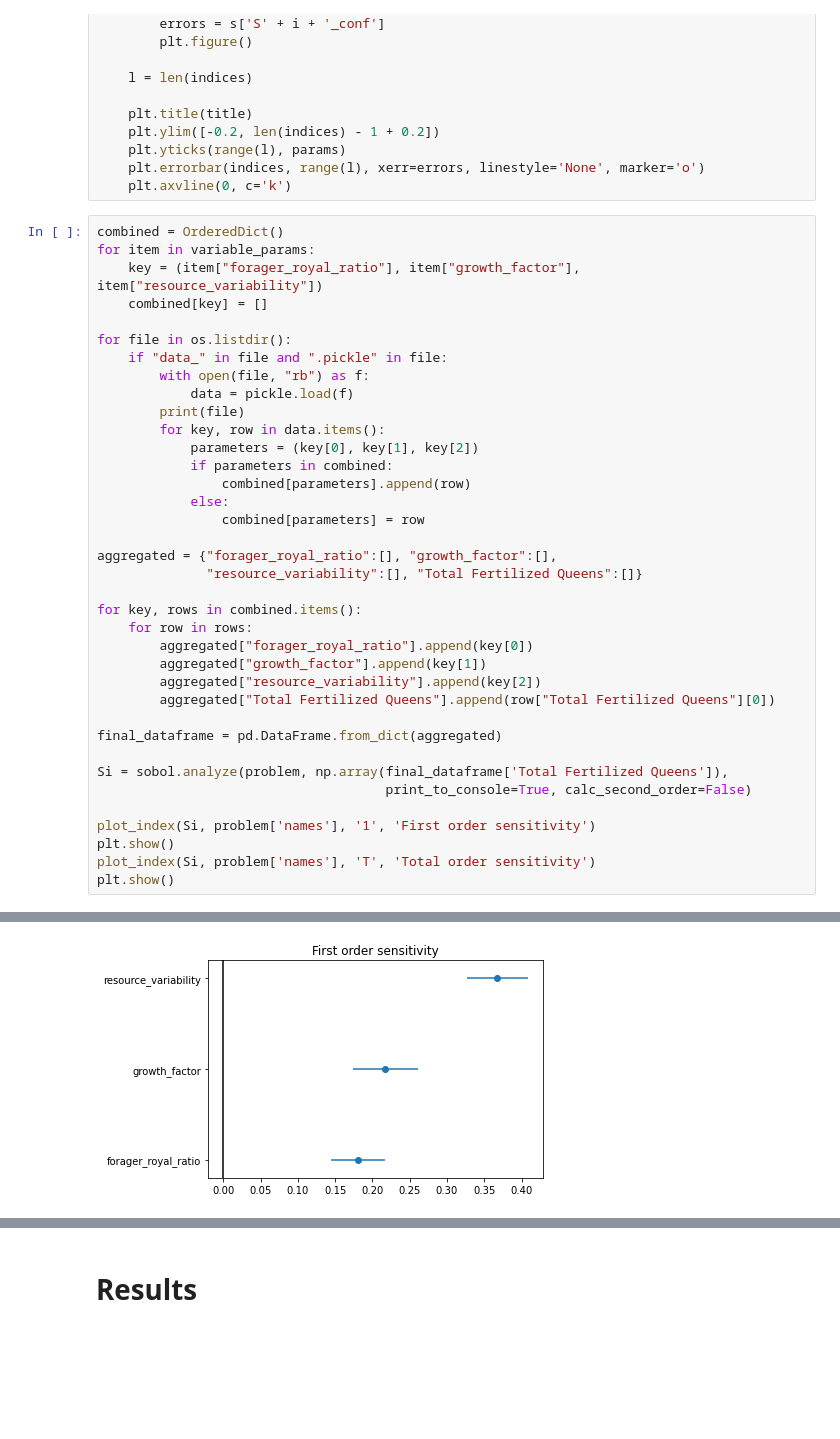
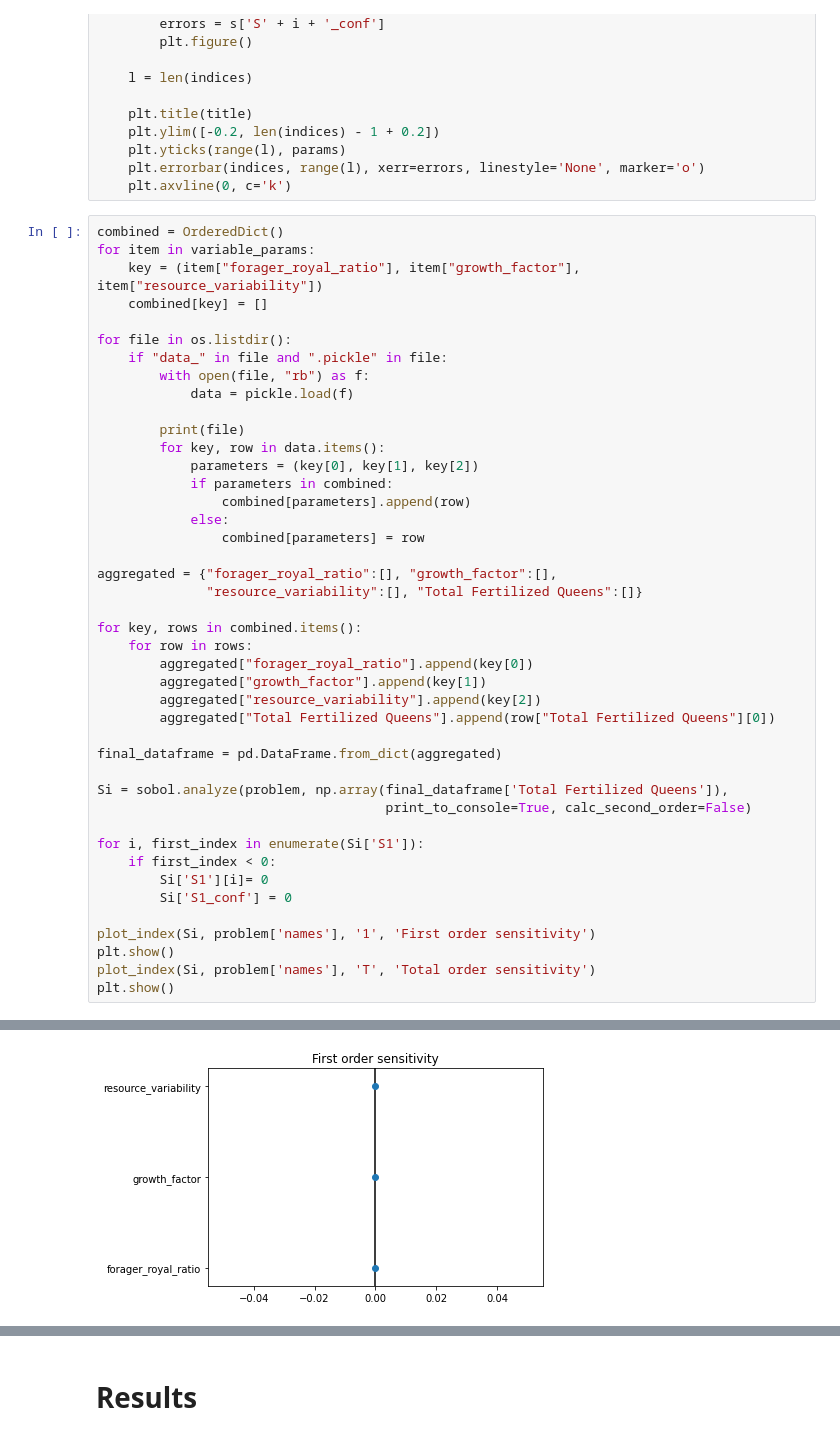
Before and after one commit to AnkurSatya/uva_abm_bumblebee, a Jupyter notebook: bumblebee_evolution/results/Global Sensitivity Analysis.ipynb, the cells around one changed output, grey strips where cells are left out. Saved outputs shown, nothing was run; the diff lists cells and outputs as text; blank space fills up the shorter version.

```diff
--- a/bumblebee_evolution/results/Global Sensitivity Analysis.ipynb
+++ b/bumblebee_evolution/results/Global Sensitivity Analysis.ipynb
@@ -64,6 +68,7 @@ for file in os.listdir():
     if "data_" in file and ".pickle" in file:
         with open(file, "rb") as f:
             data = pickle.load(f)
+
         print(file)
         for key, row in data.items():
             parameters = (key[0], key[1], key[2])
@@ -87,6 +92,11 @@ final_dataframe = pd.DataFrame.from_dict(aggregated)
 Si = sobol.analyze(problem, np.array(final_dataframe['Total Fertilized Queens']),
                                      print_to_console=True, calc_second_order=False)
 
+for i, first_index in enumerate(Si['S1']):
+    if first_index < 0:
+        Si['S1'][i]= 0
+        Si['S1_conf'] = 0
+
 plot_index(Si, problem['names'], '1', 'First order sensitivity')
 plt.show()
 plot_index(Si, problem['names'], 'T', 'Total order sensitivity')
@@ -109 +123 @@ resource_variability  0.367686  0.040568
-[figure, old version]
+[figure, new version]
```
Also changed, not shown: parts of 8 cells of this notebook, 1 other file.
